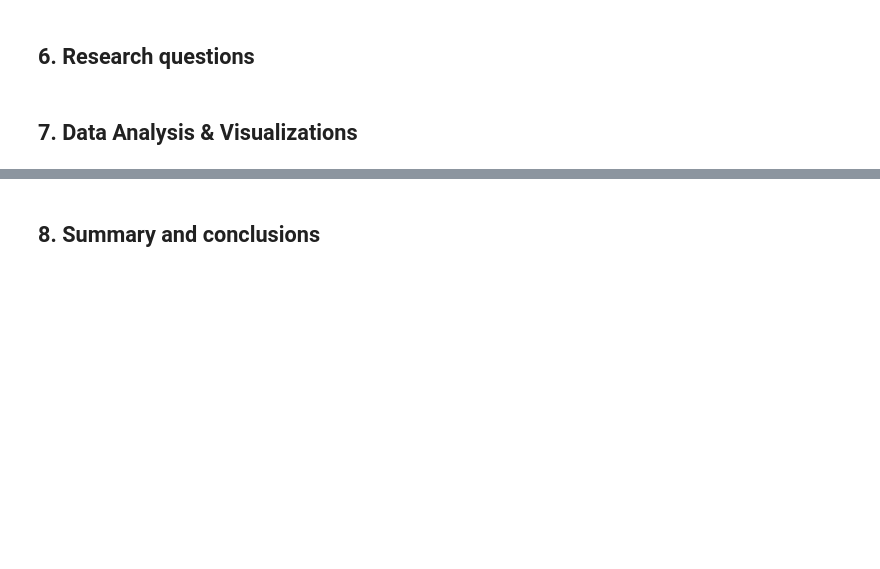
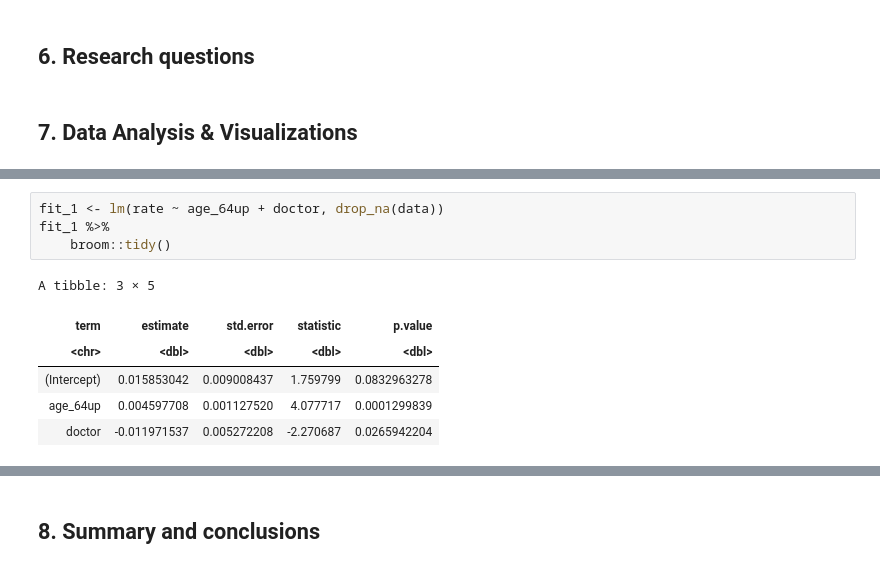
Before and after one commit to flizhou/age_effects_on_COVID-19, a Jupyter notebook: scripts/eda.ipynb, the cells around one changed output, grey strips where cells are left out. Drawn from its saved outputs; the diff is of its cells as text; blank space fills up the shorter version.

```diff
--- a/scripts/eda.ipynb
+++ b/scripts/eda.ipynb
@@ -242,0 +307,11 @@ A data.frame: 6 × 11
+# %%
+fit_1 <- lm(rate ~ age_64up + doctor, drop_na(data))
+fit_1 %>%
+    broom::tidy()
+# %% [output]
+A tibble: 3 × 5
+| term | estimate | std.error | statistic | p.value |
+| <chr> | <dbl> | <dbl> | <dbl> | <dbl> |
+| (Intercept) | 0.015853042 | 0.009008437 | 1.759799 | 0.0832963278 |
+| age_64up | 0.004597708 | 0.001127520 | 4.077717 | 0.0001299839 |
+| doctor | -0.011971537 | 0.005272208 | -2.270687 | 0.0265942204 |
```
Also changed, not shown: parts of 23 cells of this notebook.
